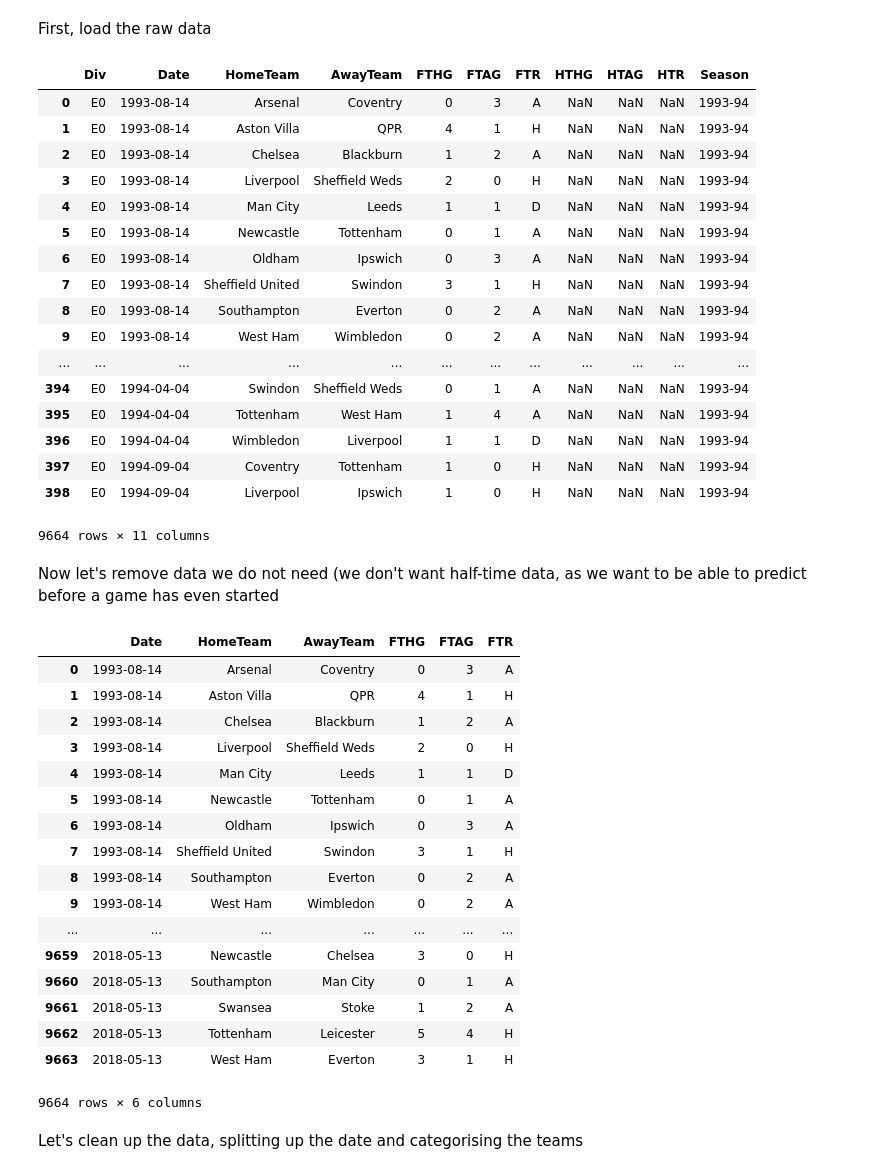
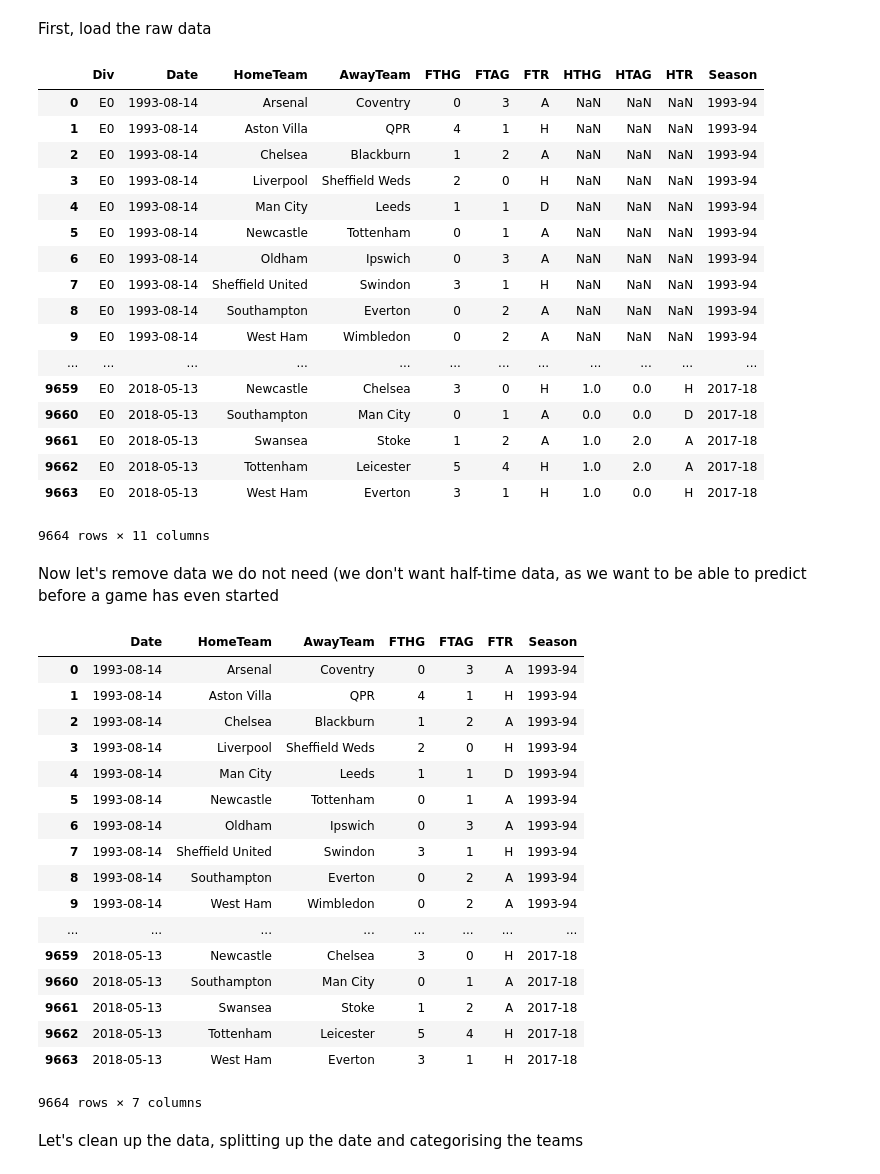
Before and after one commit to qwghlm/premierpredictions, a Jupyter notebook: Premier Predictions.ipynb, the cells around one changed output. Cells and saved outputs as stored; diff of their text form; code cells hidden in the pictures.

```diff
--- a/Premier Predictions.ipynb
+++ b/Premier Predictions.ipynb
@@ -10,7 +15,7 @@ from fastai.tabular.transform import add_datepart
 First, load the raw data
 # %%
 PATH = "data/"
-pd.set_option("display.max_rows", 1000)
+pd.set_option("display.max_rows", 20)
 
 raw_dataframe = pd.read_csv(f'{PATH}EPL_Set.csv', low_memory=False, parse_dates=["Date"])
 display(raw_dataframe)
@@ -27,38 +32,38 @@ display(raw_dataframe)
 | 8 | E0 | 1993-08-14 | Southampton | Everton | 0 | 2 | A | NaN | NaN | NaN | 1993-94 |
 | 9 | E0 | 1993-08-14 | West Ham | Wimbledon | 0 | 2 | A | NaN | NaN | NaN | 1993-94 |
 | ... | ... | ... | ... | ... | ... | ... | ... | ... | ... | ... | ... |
-| 394 | E0 | 1994-04-04 | Swindon | Sheffield Weds | 0 | 1 | A | NaN | NaN | NaN | 1993-94 |
-| 395 | E0 | 1994-04-04 | Tottenham | West Ham | 1 | 4 | A | NaN | NaN | NaN | 1993-94 |
-| 396 | E0 | 1994-04-04 | Wimbledon | Liverpool | 1 | 1 | D | NaN | NaN | NaN | 1993-94 |
-| 397 | E0 | 1994-09-04 | Coventry | Tottenham | 1 | 0 | H | NaN | NaN | NaN | 1993-94 |
-| 398 | E0 | 1994-09-04 | Liverpool | Ipswich | 1 | 0 | H | NaN | NaN | NaN | 1993-94 |
+| 9659 | E0 | 2018-05-13 | Newcastle | Chelsea | 3 | 0 | H | 1.0 | 0.0 | H | 2017-18 |
+| 9660 | E0 | 2018-05-13 | Southampton | Man City | 0 | 1 | A | 0.0 | 0.0 | D | 2017-18 |
+| 9661 | E0 | 2018-05-13 | Swansea | Stoke | 1 | 2 | A | 1.0 | 2.0 | A | 2017-18 |
+| 9662 | E0 | 2018-05-13 | Tottenham | Leicester | 5 | 4 | H | 1.0 | 2.0 | A | 2017-18 |
+| 9663 | E0 | 2018-05-13 | West Ham | Everton | 3 | 1 | H | 1.0 | 0.0 | H | 2017-18 |
 9664 rows × 11 columns
 # %% [markdown]
 Now let's remove data we do not need (we don't want half-time data, as we want to be able to predict before a game has even started
 # %%
-cleaned_dataframe = raw_dataframe.drop(["Div", "HTHG", "HTAG", "HTR", "Season"], axis=1)
+cleaned_dataframe = raw_dataframe.drop(["Div", "HTHG", "HTAG", "HTR"], axis=1)
 display(cleaned_dataframe)
 
 os.makedirs('tmp', exist_ok=True)
 cleaned_dataframe.to_feather('tmp/epl-cleaned')
 # %% [output]
-|  | Date | HomeTeam | AwayTeam | FTHG | FTAG | FTR |
-| 0 | 1993-08-14 | Arsenal | Coventry | 0 | 3 | A |
-| 1 | 1993-08-14 | Aston Villa | QPR | 4 | 1 | H |
-| 2 | 1993-08-14 | Chelsea | Blackburn | 1 | 2 | A |
-| 3 | 1993-08-14 | Liverpool | Sheffield Weds | 2 | 0 | H |
-| 4 | 1993-08-14 | Man City | Leeds | 1 | 1 | D |
-| 5 | 1993-08-14 | Newcastle | Tottenham | 0 | 1 | A |
-| 6 | 1993-08-14 | Oldham | Ipswich | 0 | 3 | A |
-| 7 | 1993-08-14 | Sheffield United | Swindon | 3 | 1 | H |
-| 8 | 1993-08-14 | Southampton | Everton | 0 | 2 | A |
-| 9 | 1993-08-14 | West Ham | Wimbledon | 0 | 2 | A |
-| ... | ... | ... | ... | ... | ... | ... |
-| 9659 | 2018-05-13 | Newcastle | Chelsea | 3 | 0 | H |
-| 9660 | 2018-05-13 | Southampton | Man City | 0 | 1 | A |
-| 9661 | 2018-05-13 | Swansea | Stoke | 1 | 2 | A |
-| 9662 | 2018-05-13 | Tottenham | Leicester | 5 | 4 | H |
-| 9663 | 2018-05-13 | West Ham | Everton | 3 | 1 | H |
+|  | Date | HomeTeam | AwayTeam | FTHG | FTAG | FTR | Season |
+| 0 | 1993-08-14 | Arsenal | Coventry | 0 | 3 | A | 1993-94 |
+| 1 | 1993-08-14 | Aston Villa | QPR | 4 | 1 | H | 1993-94 |
+| 2 | 1993-08-14 | Chelsea | Blackburn | 1 | 2 | A | 1993-94 |
+| 3 | 1993-08-14 | Liverpool | Sheffield Weds | 2 | 0 | H | 1993-94 |
+| 4 | 1993-08-14 | Man City | Leeds | 1 | 1 | D | 1993-94 |
+| 5 | 1993-08-14 | Newcastle | Tottenham | 0 | 1 | A | 1993-94 |
+| 6 | 1993-08-14 | Oldham | Ipswich | 0 | 3 | A | 1993-94 |
+| 7 | 1993-08-14 | Sheffield United | Swindon | 3 | 1 | H | 1993-94 |
+| 8 | 1993-08-14 | Southampton | Everton | 0 | 2 | A | 1993-94 |
+| 9 | 1993-08-14 | West Ham | Wimbledon | 0 | 2 | A | 1993-94 |
+| ... | ... | ... | ... | ... | ... | ... | ... |
+| 9659 | 2018-05-13 | Newcastle | Chelsea | 3 | 0 | H | 2017-18 |
+| 9660 | 2018-05-13 | Southampton | Man City | 0 | 1 | A | 2017-18 |
+| 9661 | 2018-05-13 | Swansea | Stoke | 1 | 2 | A | 2017-18 |
+| 9662 | 2018-05-13 | Tottenham | Leicester | 5 | 4 | H | 2017-18 |
+| 9663 | 2018-05-13 | West Ham | Everton | 3 | 1 | H | 2017-18 |
-9664 rows × 6 columns
+9664 rows × 7 columns
 # %% [markdown]
 Let's clean up the data, splitting up the date and categorising the teams
```
Also changed, not shown: parts of 11 cells of this notebook, 1 other file.
